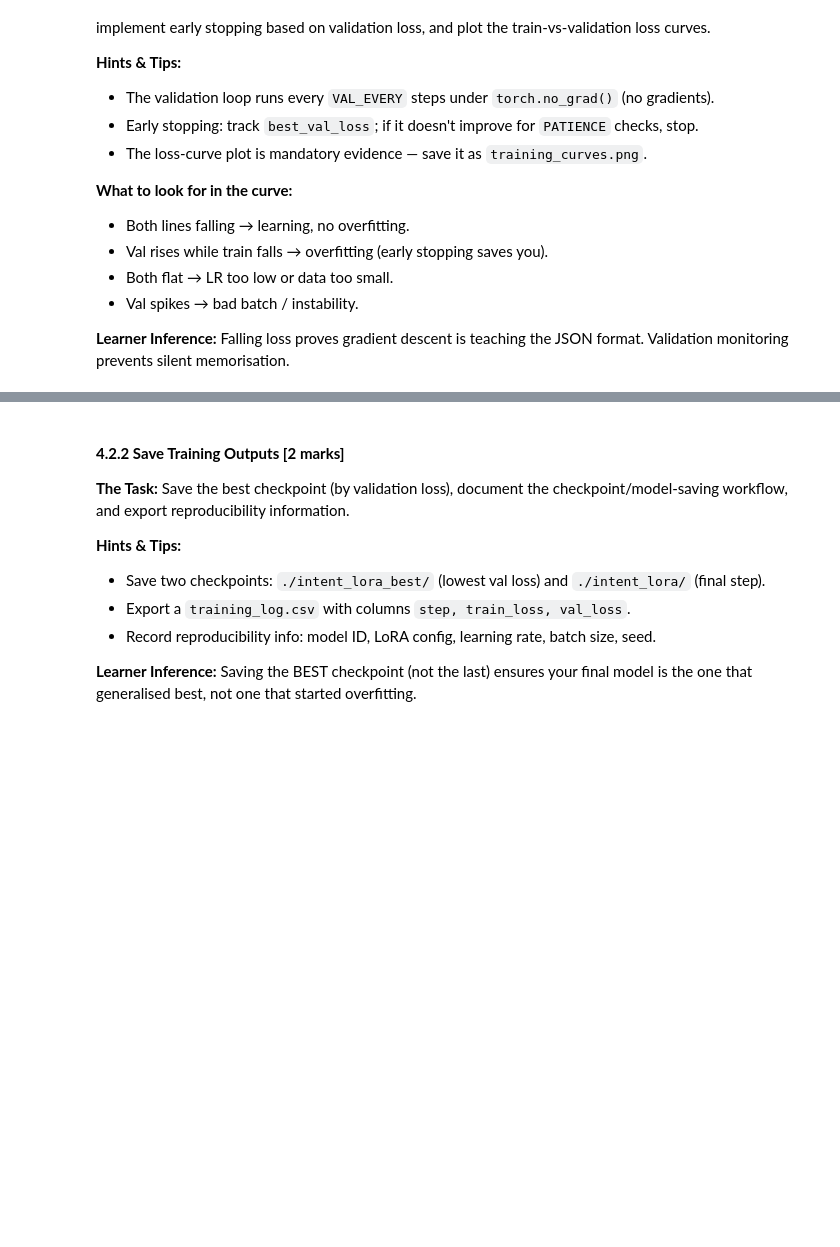
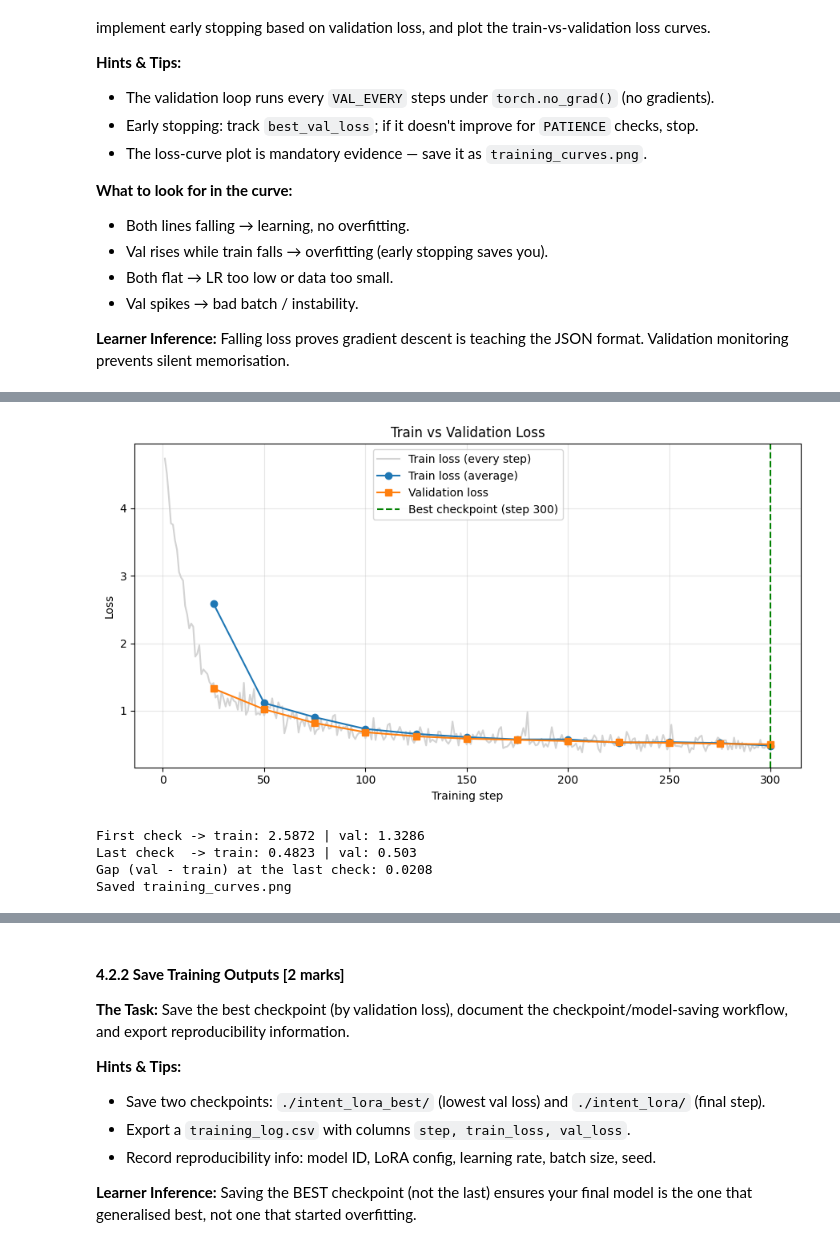
Before and after one commit to DivyaSanam/CapStoneRAGProject, a Jupyter notebook: Fine_Tuning_Pipeline.ipynb, the cells around one changed output, grey strips where cells are left out. Saved outputs shown, nothing was run; the diff lists cells and outputs as text; code cells hidden in the pictures; blank space fills up the shorter version.

```diff
--- a/Fine_Tuning_Pipeline.ipynb
+++ b/Fine_Tuning_Pipeline.ipynb
@@ -77,0 +390,47 @@
+# %%
+# YOUR CODE HERE
+# ------------------------------------------------------------------
+# Task 4.2.1 - Plot the train vs validation loss curves
+# ------------------------------------------------------------------
+# Saves the plot as training_curves.png (required evidence for the report).
+
+import pandas as pd
+import matplotlib.pyplot as plt
+
+log_df = pd.DataFrame(training_log)
+
+plt.figure(figsize=(9, 5))
+
+# thin line: the loss of every single training step
+plt.plot(range(1, len(step_losses) + 1), step_losses,
+         color="lightgray", label="Train loss (every step)")
+
+# main lines: average train loss and validation loss at each check
+plt.plot(log_df["step"], log_df["train_loss"], marker="o", label="Train loss (average)")
+plt.plot(log_df["step"], log_df["val_loss"], marker="s", label="Validation loss")
+
+# mark the best checkpoint
+plt.axvline(best_step, color="green", linestyle="--", label=f"Best checkpoint (step {best_step})")
+
+plt.xlabel("Training step")
+plt.ylabel("Loss")
+plt.title("Train vs Validation Loss")
+plt.legend()
+plt.grid(alpha=0.3)
+plt.tight_layout()
+plt.savefig("training_curves.png", dpi=150)
+plt.show()
+
+# ---- Simple reading of the curve ----
+first = log_df.iloc[0]
+last = log_df.iloc[-1]
+print("First check -> train:", round(first["train_loss"], 4), "| val:", round(first["val_loss"], 4))
+print("Last check  -> train:", round(last["train_loss"], 4), "| val:", round(last["val_loss"], 4))
+print("Gap (val - train) at the last check:", round(last["val_loss"] - last["train_loss"], 4))
+print("Saved training_curves.png")
+# %% [output]
+[figure, added]
+First check -> train: 2.5872 | val: 1.3286
+Last check  -> train: 0.4823 | val: 0.503
+Gap (val - train) at the last check: 0.0208
+Saved training_curves.png
```
Also changed, not shown: parts of 12 cells of this notebook, 34 other files.
